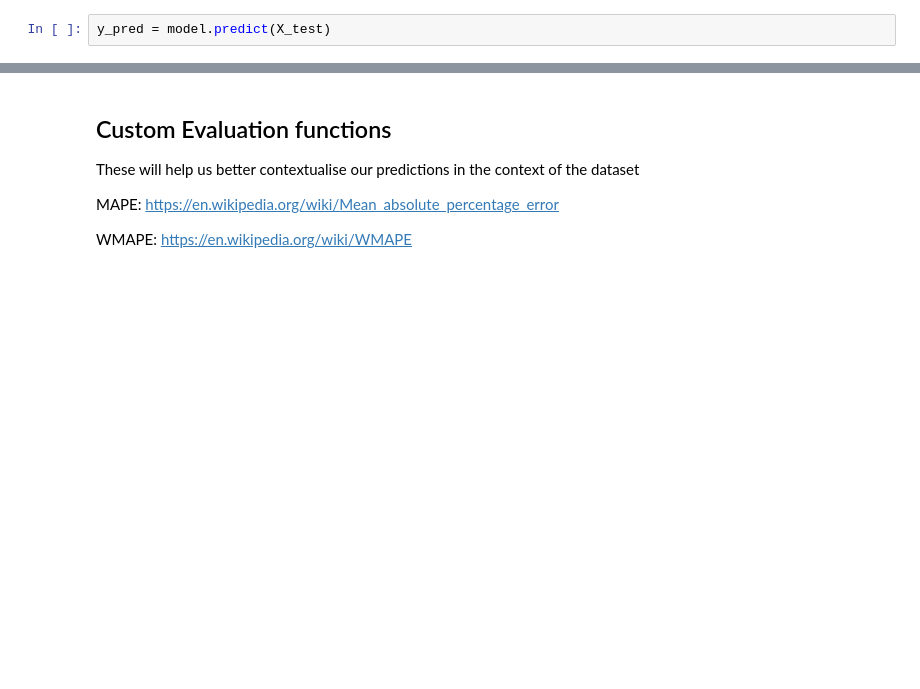
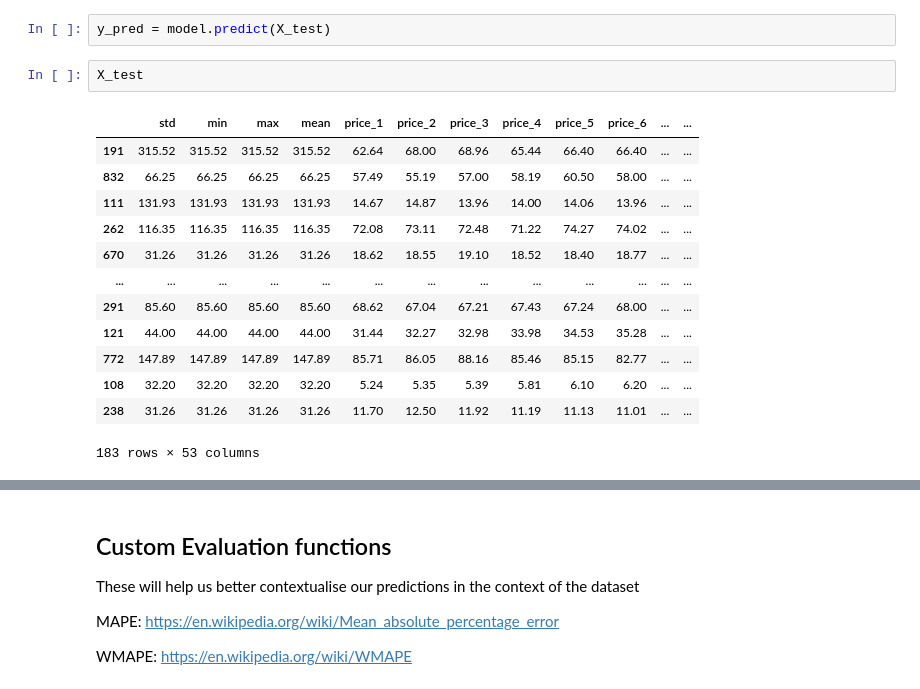
Before and after one commit to tsrsmict/bot-xchange-22, a Jupyter notebook: Bot-Xchange-Starter-Project/Creating a model to predict stock prices.ipynb, the cells around one changed output, grey strips where cells are left out. Cells and saved outputs as stored; diff of their text form; blank space fills up the shorter version.

```diff
--- a/Bot-Xchange-Starter-Project/Creating a model to predict stock prices.ipynb
+++ b/Bot-Xchange-Starter-Project/Creating a model to predict stock prices.ipynb
@@ -246,6 +246,22 @@ model.fit(X_train, y_train)
 RandomForestRegressor(n_jobs=2, random_state=0)
 # %%
 y_pred = model.predict(X_test)
+# %%
+X_test
+# %% [output]
+|  | std | min | max | mean | price_1 | price_2 | price_3 | price_4 | price_5 | price_6 | ... | ... |
+| 191 | 315.52 | 315.52 | 315.52 | 315.52 | 62.64 | 68.00 | 68.96 | 65.44 | 66.40 | 66.40 | ... | ... |
+| 832 | 66.25 | 66.25 | 66.25 | 66.25 | 57.49 | 55.19 | 57.00 | 58.19 | 60.50 | 58.00 | ... | ... |
+| 111 | 131.93 | 131.93 | 131.93 | 131.93 | 14.67 | 14.87 | 13.96 | 14.00 | 14.06 | 13.96 | ... | ... |
+| 262 | 116.35 | 116.35 | 116.35 | 116.35 | 72.08 | 73.11 | 72.48 | 71.22 | 74.27 | 74.02 | ... | ... |
+| 670 | 31.26 | 31.26 | 31.26 | 31.26 | 18.62 | 18.55 | 19.10 | 18.52 | 18.40 | 18.77 | ... | ... |
+| ... | ... | ... | ... | ... | ... | ... | ... | ... | ... | ... | ... | ... |
+| 291 | 85.60 | 85.60 | 85.60 | 85.60 | 68.62 | 67.04 | 67.21 | 67.43 | 67.24 | 68.00 | ... | ... |
+| 121 | 44.00 | 44.00 | 44.00 | 44.00 | 31.44 | 32.27 | 32.98 | 33.98 | 34.53 | 35.28 | ... | ... |
+| 772 | 147.89 | 147.89 | 147.89 | 147.89 | 85.71 | 86.05 | 88.16 | 85.46 | 85.15 | 82.77 | ... | ... |
+| 108 | 32.20 | 32.20 | 32.20 | 32.20 | 5.24 | 5.35 | 5.39 | 5.81 | 6.10 | 6.20 | ... | ... |
+| 238 | 31.26 | 31.26 | 31.26 | 31.26 | 11.70 | 12.50 | 11.92 | 11.19 | 11.13 | 11.01 | ... | ... |
+183 rows × 53 columns
 # %%
 from sklearn import metrics
 
```
Also changed, not shown: parts of 2 cells of this notebook, 12 other files.
